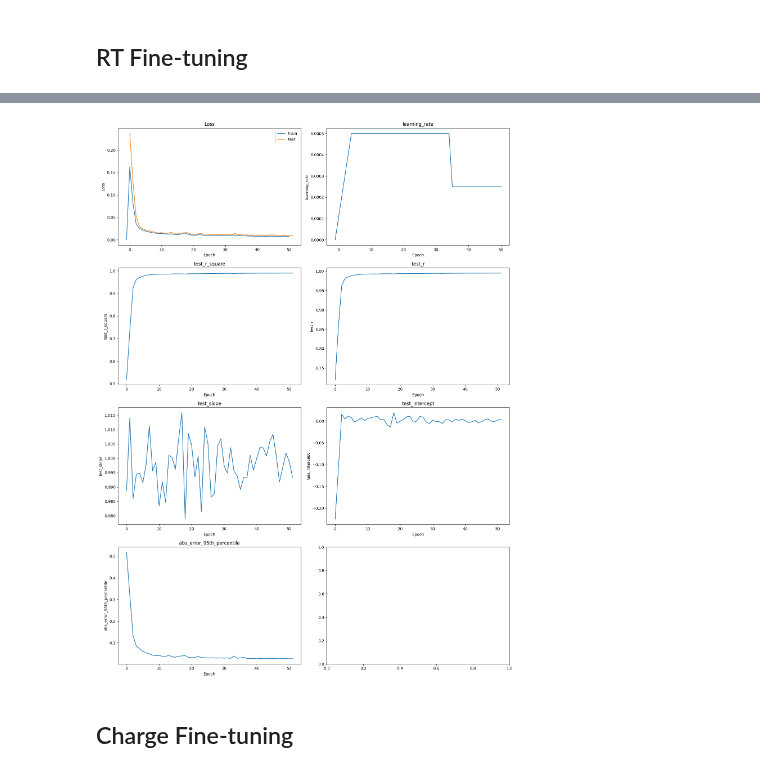
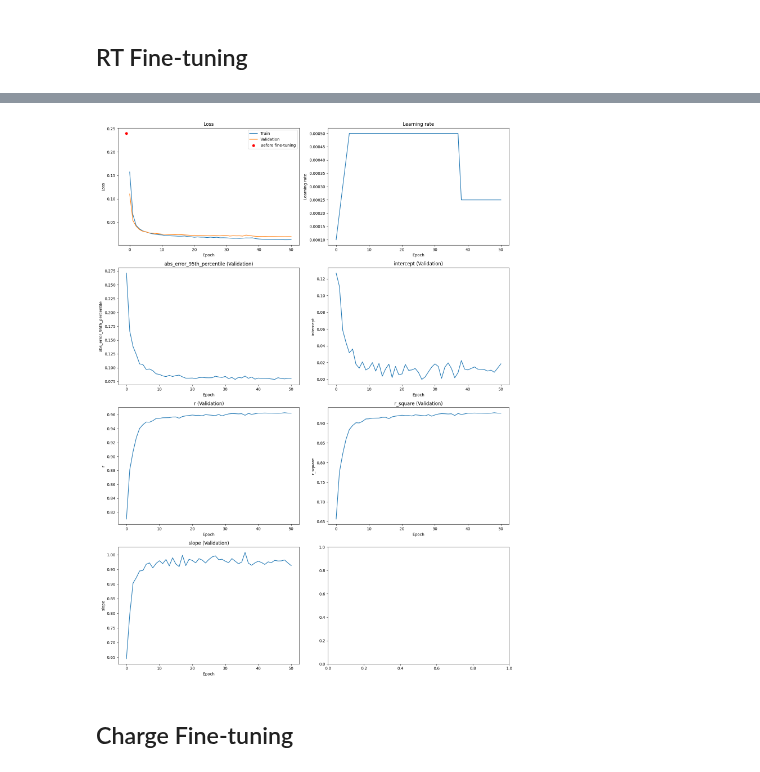
Before and after one commit to MannLabs/alphadia, a Jupyter notebook: nbs/tutorial_nbs/finetuning.ipynb, the cells around one changed output, grey strips where cells are left out. Cells and saved outputs as stored; diff of their text form; code cells hidden in the pictures.

```diff
--- a/nbs/tutorial_nbs/finetuning.ipynb
+++ b/nbs/tutorial_nbs/finetuning.ipynb
@@ -71,35 +134,7 @@ plt.ylabel('RT predicted')
-# %%
-
-num_plots = len(stats.columns) - 3
-fig_col = 2
-fig_row = np.ceil(num_plots / fig_col).astype(int) + 1
-fig, ax = plt.subplots(fig_row, fig_col, figsize=(15, 5 * fig_row))
-
-x_axis = stats["epoch"]
-# Train and test loss
-ax[0, 0].plot(x_axis, stats["train_loss"], label="train")
-ax[0, 0].plot(x_axis, stats["test_loss"], label="test")
-ax[0, 0].set_title("Loss")
-ax[0, 0].set_xlabel("Epoch")
-ax[0, 0].set_ylabel("Loss")
-ax[0, 0].legend()
-
-
-# Rest of the columns
-columns_to_plot = stats.columns.drop(["epoch", "train_loss", "test_loss"])
-for i, column_name in enumerate(columns_to_plot):
-    row = (i + 1) // fig_col
-    col = (i + 1) % fig_col
-    ax[row, col].plot(x_axis, stats[column_name])
-    ax[row, col].set_title(column_name)
-    ax[row, col].set_xlabel("Epoch")
-    ax[row, col].set_ylabel(column_name)
-
-
-plt.tight_layout()
-plt.show()
-# %% [output]
-[figure, removed]
+# %%
+plot_stats(rt_stats, 'l1_loss', 'rt')
+# %% [output]
+[figure, added]
 # %% [markdown]
 ## Charge Fine-tuning
 # %%
```
Also changed, not shown: parts of 15 cells of this notebook, 3 other files.
